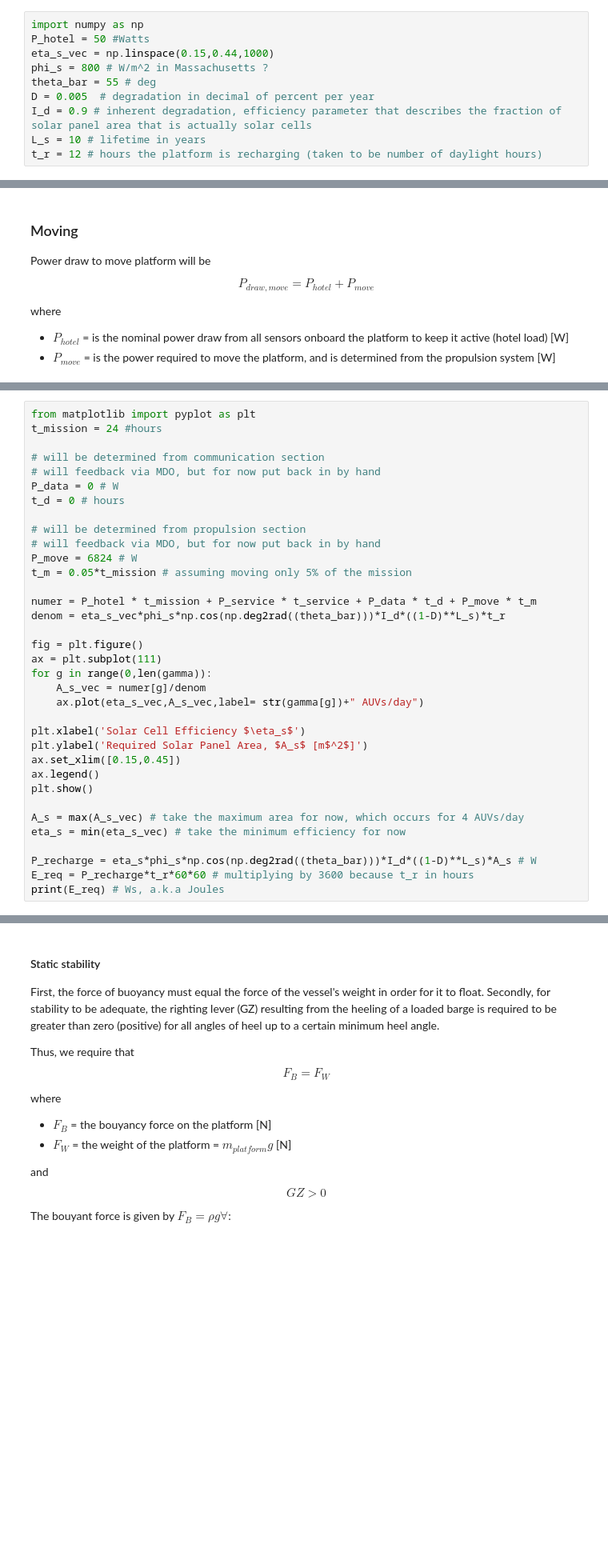
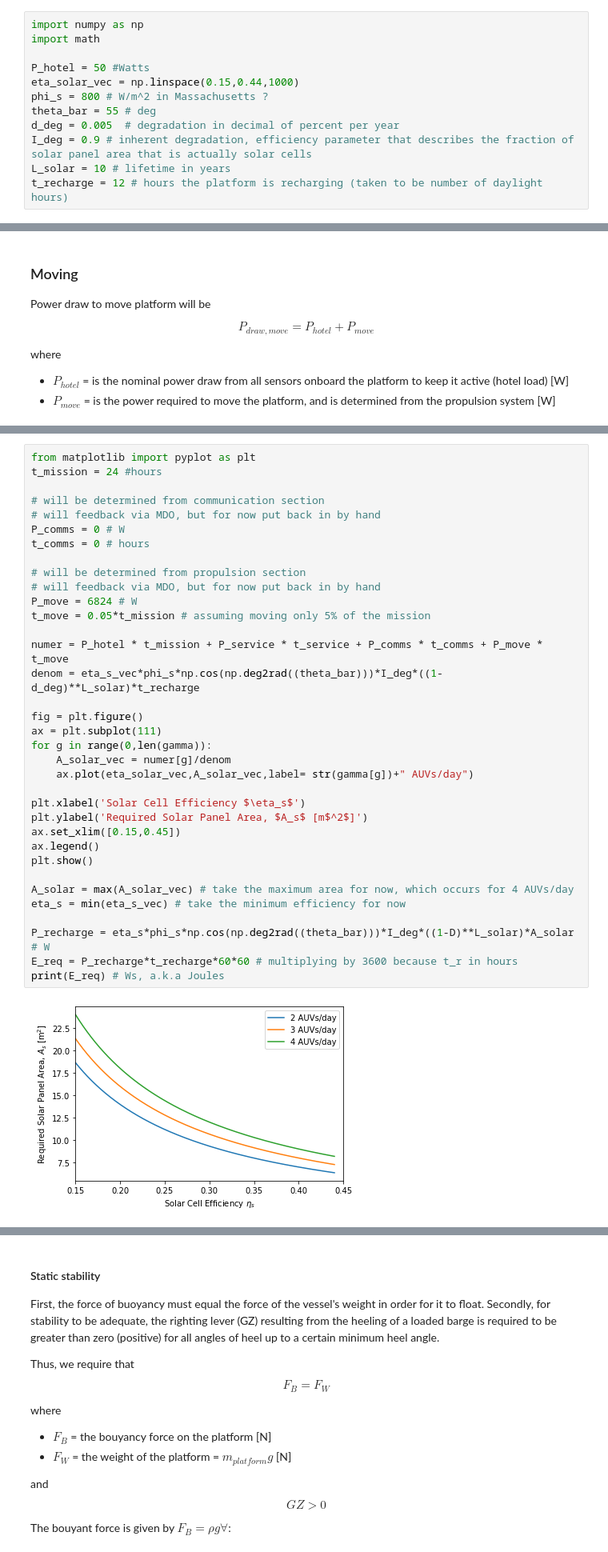
Before and after one commit to PEARLAUV/governingEqns, a Jupyter notebook: governingEqns.ipynb, the cells around one changed output, grey strips where cells are left out. Shown at 80% size. Drawn from its saved outputs; the diff is of its cells as text; blank space fills up the shorter version.

```diff
--- a/governingEqns.ipynb
+++ b/governingEqns.ipynb
@@ -59,14 +58,16 @@ where
 * making the assumption that the average solar angle over the day does not deviate much from $\bar{\theta}$ (to keep things simplistic for now)
 # %%
 import numpy as np
+import math
+
 P_hotel = 50 #Watts
-eta_s_vec = np.linspace(0.15,0.44,1000)
+eta_solar_vec = np.linspace(0.15,0.44,1000)
 phi_s = 800 # W/m^2 in Massachusetts ?
 theta_bar = 55 # deg
-D = 0.005  # degradation in decimal of percent per year
-I_d = 0.9 # inherent degradation, efficiency parameter that describes the fraction of solar panel area that is actually solar cells
-L_s = 10 # lifetime in years
-t_r = 12 # hours the platform is recharging (taken to be number of daylight hours)
+d_deg = 0.005  # degradation in decimal of percent per year
+I_deg = 0.9 # inherent degradation, efficiency parameter that describes the fraction of solar panel area that is actually solar cells
+L_solar = 10 # lifetime in years
+t_recharge = 12 # hours the platform is recharging (taken to be number of daylight hours)
 # %% [markdown]
 ### Servicing
 Power draw when platform, PEARL, is servicing an AUV (recharging AUV and downloading its data) will be
@@ -135,36 +136,37 @@ where
 # %%
 from matplotlib import pyplot as plt
 t_mission = 24 #hours
 
 # will be determined from communication section
 # will feedback via MDO, but for now put back in by hand
-P_data = 0 # W
-t_d = 0 # hours
+P_comms = 0 # W
+t_comms = 0 # hours
 
 # will be determined from propulsion section
 # will feedback via MDO, but for now put back in by hand
 P_move = 6824 # W
-t_m = 0.05*t_mission # assuming moving only 5% of the mission
+t_move = 0.05*t_mission # assuming moving only 5% of the mission
 
-numer = P_hotel * t_mission + P_service * t_service + P_data * t_d + P_move * t_m
-denom = eta_s_vec*phi_s*np.cos(np.deg2rad((theta_bar)))*I_d*((1-D)**L_s)*t_r
+numer = P_hotel * t_mission + P_service * t_service + P_comms * t_comms + P_move * t_move
+denom = eta_s_vec*phi_s*np.cos(np.deg2rad((theta_bar)))*I_deg*((1-d_deg)**L_solar)*t_recharge
 
 fig = plt.figure()
 ax = plt.subplot(111)
 for g in range(0,len(gamma)):
-    A_s_vec = numer[g]/denom
-    ax.plot(eta_s_vec,A_s_vec,label= str(gamma[g])+" AUVs/day")
+    A_solar_vec = numer[g]/denom
+    ax.plot(eta_solar_vec,A_solar_vec,label= str(gamma[g])+" AUVs/day")
 
 plt.xlabel('Solar Cell Efficiency $\eta_s$')
 plt.ylabel('Required Solar Panel Area, $A_s$ [m$^2$]')
 ax.set_xlim([0.15,0.45])
 ax.legend()
 plt.show()
 
-A_s = max(A_s_vec) # take the maximum area for now, which occurs for 4 AUVs/day
+A_solar = max(A_solar_vec) # take the maximum area for now, which occurs for 4 AUVs/day
 eta_s = min(eta_s_vec) # take the minimum efficiency for now
 
-P_recharge = eta_s*phi_s*np.cos(np.deg2rad((theta_bar)))*I_d*((1-D)**L_s)*A_s # W
-E_req = P_recharge*t_r*60*60 # multiplying by 3600 because t_r in hours
+P_recharge = eta_s*phi_s*np.cos(np.deg2rad((theta_bar)))*I_deg*((1-D)**L_solar)*A_solar # W
+E_req = P_recharge*t_recharge*60*60 # multiplying by 3600 because t_r in hours
 print(E_req) # Ws, a.k.a Joules
 # %% [output]
+[figure, added]
```
Also changed, not shown: parts of 14 cells of this notebook.
